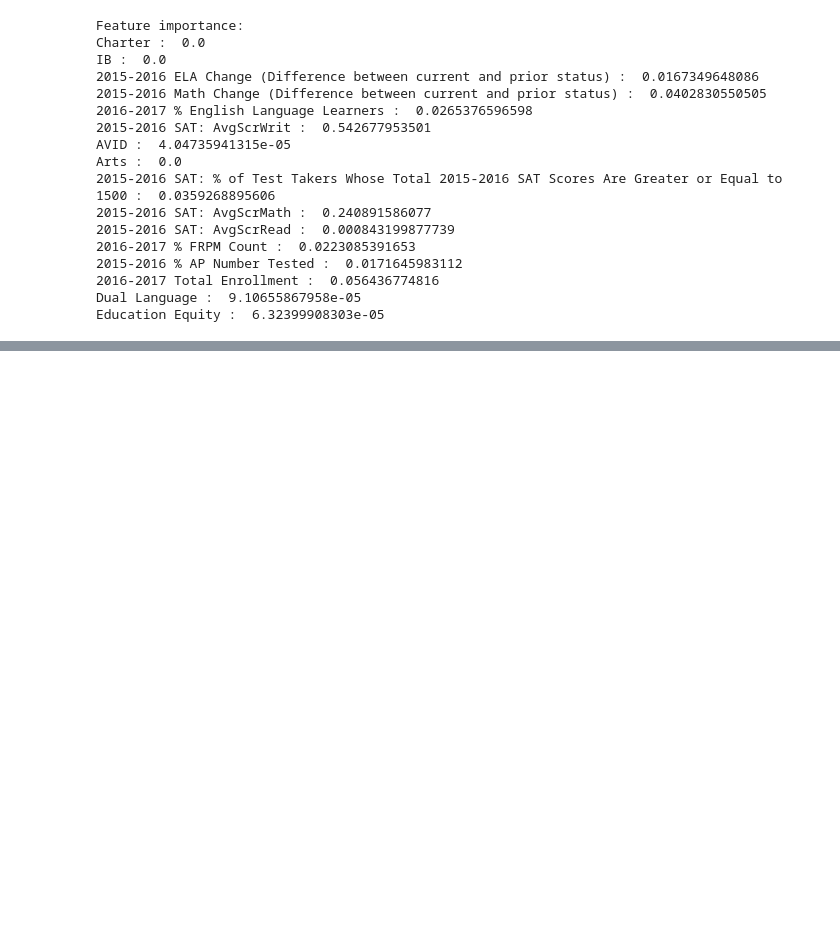
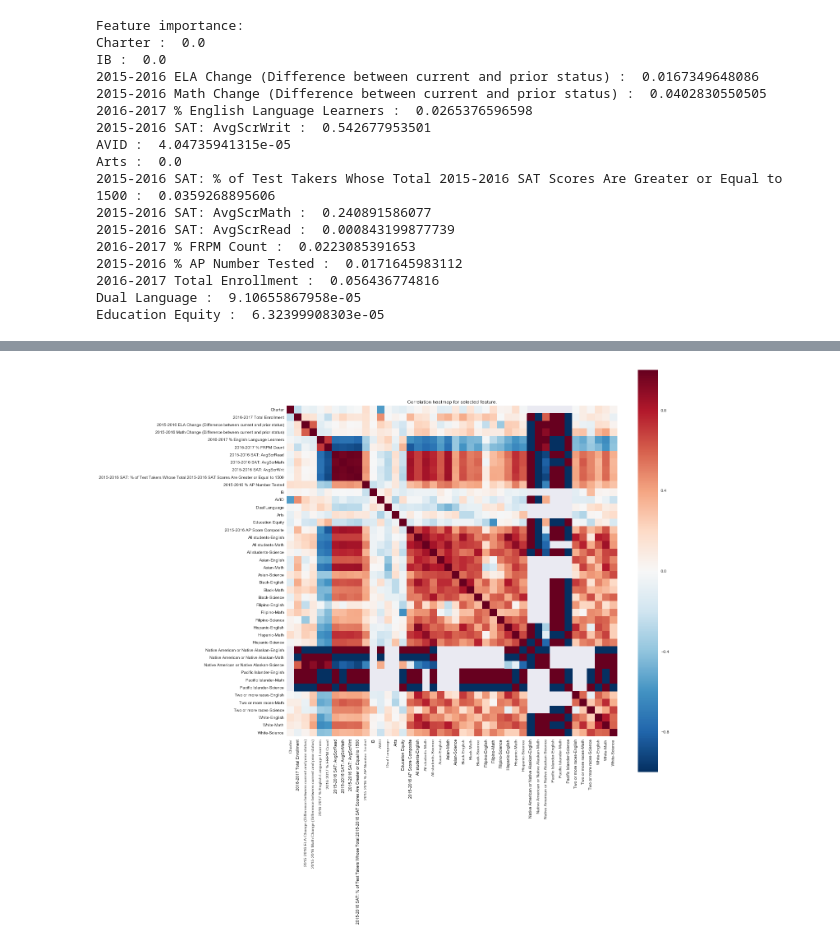
Before and after one commit to IvansStus/SanDiegoSchools, a Jupyter notebook: Analysis/Student Data Heroes 2017 Hackathon Competition Questions.ipynb, the cells around one changed output, grey strips where cells are left out. Cells and saved outputs as stored; diff of their text form; code cells hidden in the pictures; blank space fills up the shorter version.

```diff
--- a/Analysis/Student Data Heroes 2017 Hackathon Competition Questions.ipynb
+++ b/Analysis/Student Data Heroes 2017 Hackathon Competition Questions.ipynb
@@ -322,0 +378,9 @@ Education Equity :  6.32399908303e-05
+# %%
+plt.figure(figsize=[18,18])
+mat = clustering.ix[:, 1:].corr() # to get a heatmap of the correlation matrix
+mat.to_csv('more_feature_correlation_matrix.csv')
+a = sns.heatmap(mat, vmax=1, square = True)
+a.set_title('Correlation heatmap for selected feature.');
+# savefig('./Figures/feature_correlation_heatmap.png')
+# %% [output]
+[figure, added]
```
Also changed, not shown: parts of 9 cells of this notebook, 3 other files.
